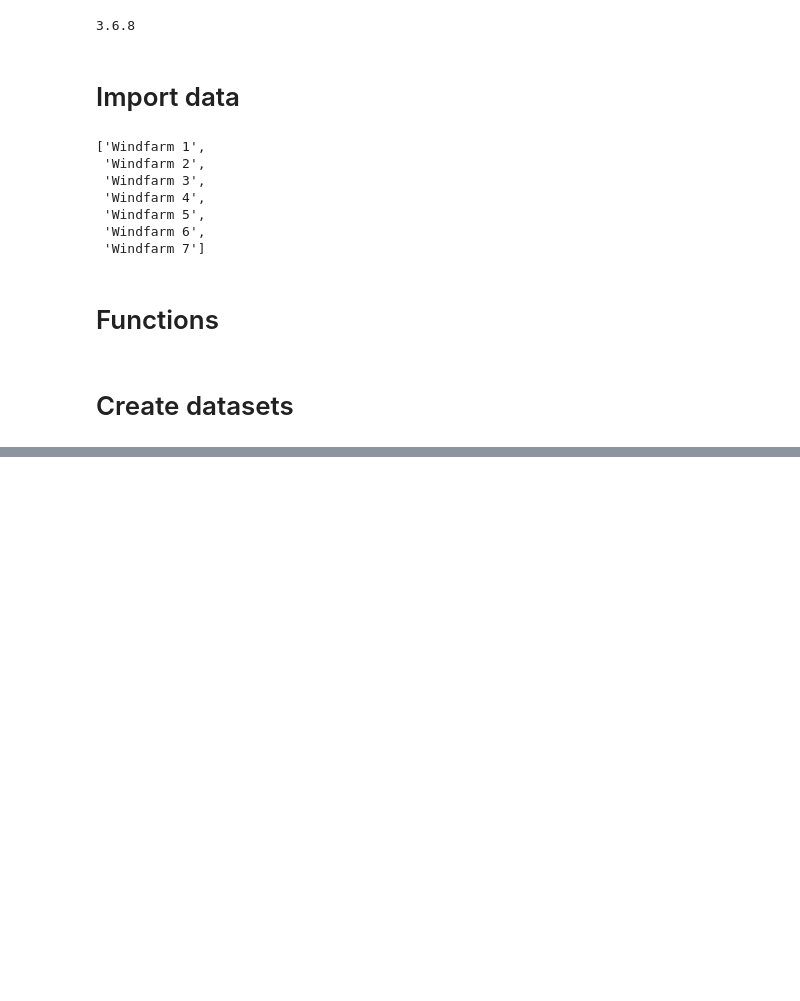
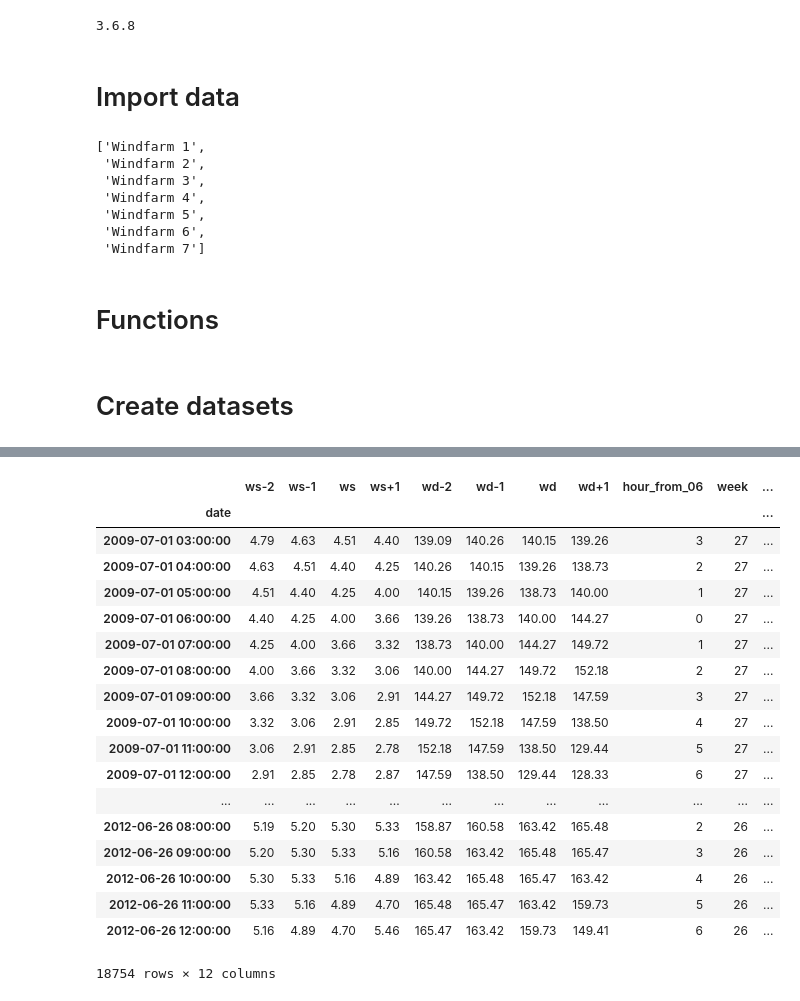
Before and after one commit to Pontius1007/TDT4859, a Jupyter notebook: data_preprocessing.ipynb, the cells around one changed output, grey strips where cells are left out. Drawn from its saved outputs; the diff is of its cells as text; code cells hidden in the pictures; blank space fills up the shorter version.

```diff
--- a/data_preprocessing.ipynb
+++ b/data_preprocessing.ipynb
@@ -161,7 +161,7 @@ def create_features(df_in, train_df, windpark):
         df_out.loc[i, 'month'] = df_out.loc[i, 'date'].month
 
         # setting time from 06:00:
-        df_out.loc[i, 'hour_from_06'] = abs(df_out.loc[i, 'date'].hour - 6)
+        df_out.loc[i, 'hour_from_06'] = hour_from_06(df_out.loc[i, 'date'].hour)
 
         # add production data (target)
         df_out.loc[i, 'production'] = train_df.loc[i, windpark]
@@ -210,0 +222,22 @@ KeyboardInterrupt:
+# %%
+out
+# %% [output]
+|  | ws-2 | ws-1 | ws | ws+1 | wd-2 | wd-1 | wd | wd+1 | hour_from_06 | week | ... |
+| date |  |  |  |  |  |  |  |  |  |  | ... |
+| 2009-07-01 03:00:00 | 4.79 | 4.63 | 4.51 | 4.40 | 139.09 | 140.26 | 140.15 | 139.26 | 3 | 27 | ... |
+| 2009-07-01 04:00:00 | 4.63 | 4.51 | 4.40 | 4.25 | 140.26 | 140.15 | 139.26 | 138.73 | 2 | 27 | ... |
+| 2009-07-01 05:00:00 | 4.51 | 4.40 | 4.25 | 4.00 | 140.15 | 139.26 | 138.73 | 140.00 | 1 | 27 | ... |
+| 2009-07-01 06:00:00 | 4.40 | 4.25 | 4.00 | 3.66 | 139.26 | 138.73 | 140.00 | 144.27 | 0 | 27 | ... |
+| 2009-07-01 07:00:00 | 4.25 | 4.00 | 3.66 | 3.32 | 138.73 | 140.00 | 144.27 | 149.72 | 1 | 27 | ... |
+| 2009-07-01 08:00:00 | 4.00 | 3.66 | 3.32 | 3.06 | 140.00 | 144.27 | 149.72 | 152.18 | 2 | 27 | ... |
+| 2009-07-01 09:00:00 | 3.66 | 3.32 | 3.06 | 2.91 | 144.27 | 149.72 | 152.18 | 147.59 | 3 | 27 | ... |
+| 2009-07-01 10:00:00 | 3.32 | 3.06 | 2.91 | 2.85 | 149.72 | 152.18 | 147.59 | 138.50 | 4 | 27 | ... |
+| 2009-07-01 11:00:00 | 3.06 | 2.91 | 2.85 | 2.78 | 152.18 | 147.59 | 138.50 | 129.44 | 5 | 27 | ... |
+| 2009-07-01 12:00:00 | 2.91 | 2.85 | 2.78 | 2.87 | 147.59 | 138.50 | 129.44 | 128.33 | 6 | 27 | ... |
+| ... | ... | ... | ... | ... | ... | ... | ... | ... | ... | ... | ... |
+| 2012-06-26 08:00:00 | 5.19 | 5.20 | 5.30 | 5.33 | 158.87 | 160.58 | 163.42 | 165.48 | 2 | 26 | ... |
+| 2012-06-26 09:00:00 | 5.20 | 5.30 | 5.33 | 5.16 | 160.58 | 163.42 | 165.48 | 165.47 | 3 | 26 | ... |
+| 2012-06-26 10:00:00 | 5.30 | 5.33 | 5.16 | 4.89 | 163.42 | 165.48 | 165.47 | 163.42 | 4 | 26 | ... |
+| 2012-06-26 11:00:00 | 5.33 | 5.16 | 4.89 | 4.70 | 165.48 | 165.47 | 163.42 | 159.73 | 5 | 26 | ... |
+| 2012-06-26 12:00:00 | 5.16 | 4.89 | 4.70 | 5.46 | 165.47 | 163.42 | 159.73 | 149.41 | 6 | 26 | ... |
+18754 rows × 12 columns
```
Also changed, not shown: parts of 2 cells of this notebook, 7 other files.
